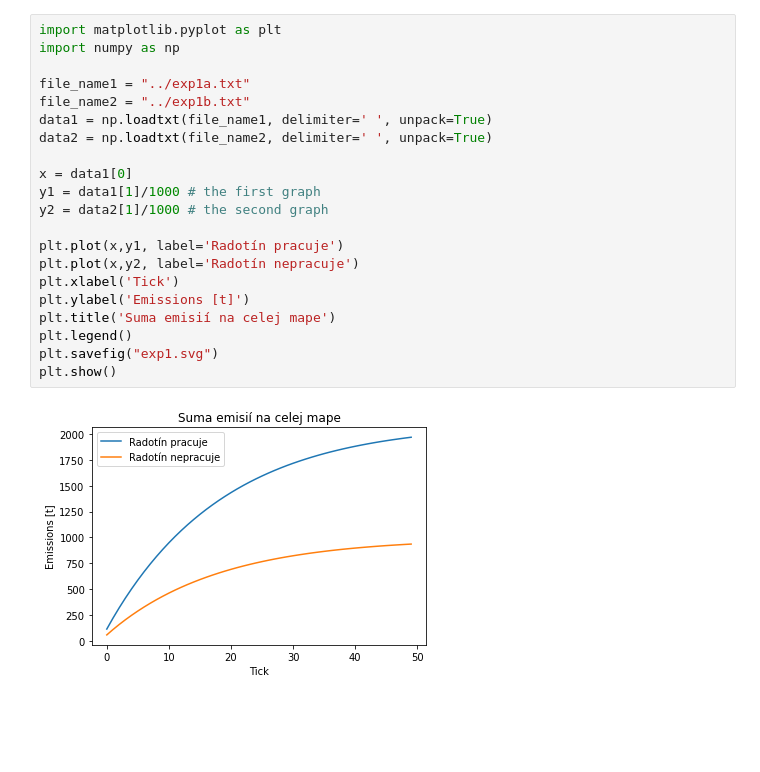
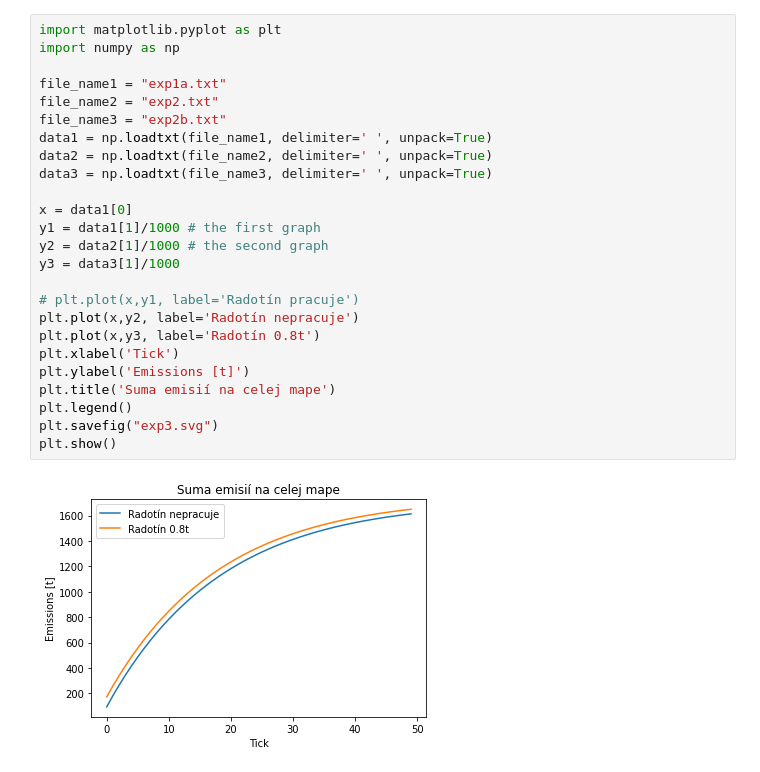
Before and after one commit to terrorgarten/IMS_P1, a Jupyter notebook: data/pltr.ipynb, the cells around one changed output. Cells and saved outputs as stored; diff of their text form; blank space fills up the shorter version.

```diff
--- a/data/pltr.ipynb
+++ b/data/pltr.ipynb
@@ -62,23 +62,27 @@ gdf.to_file("prague_points.shp");
 # %%
 import matplotlib.pyplot as plt
 import numpy as np
 
-file_name1 = "../exp1a.txt"
-file_name2 = "../exp1b.txt"
+file_name1 = "exp1a.txt"
+file_name2 = "exp2.txt"
+file_name3 = "exp2b.txt"
 data1 = np.loadtxt(file_name1, delimiter=' ', unpack=True)
 data2 = np.loadtxt(file_name2, delimiter=' ', unpack=True)
+data3 = np.loadtxt(file_name3, delimiter=' ', unpack=True)
 
 x = data1[0]
 y1 = data1[1]/1000 # the first graph
 y2 = data2[1]/1000 # the second graph
+y3 = data3[1]/1000
 
-plt.plot(x,y1, label='Radotín pracuje')
+# plt.plot(x,y1, label='Radotín pracuje')
 plt.plot(x,y2, label='Radotín nepracuje')
+plt.plot(x,y3, label='Radotín 0.8t')
 plt.xlabel('Tick')
 plt.ylabel('Emissions [t]')
 plt.title('Suma emisií na celej mape')
 plt.legend()
-plt.savefig("exp1.svg")
+plt.savefig("exp3.svg")
 plt.show()
 # %% [output]
-[figure, old version]
+[figure, new version]
```
Also changed, not shown: parts of 1 cell of this notebook, 18 other files.
